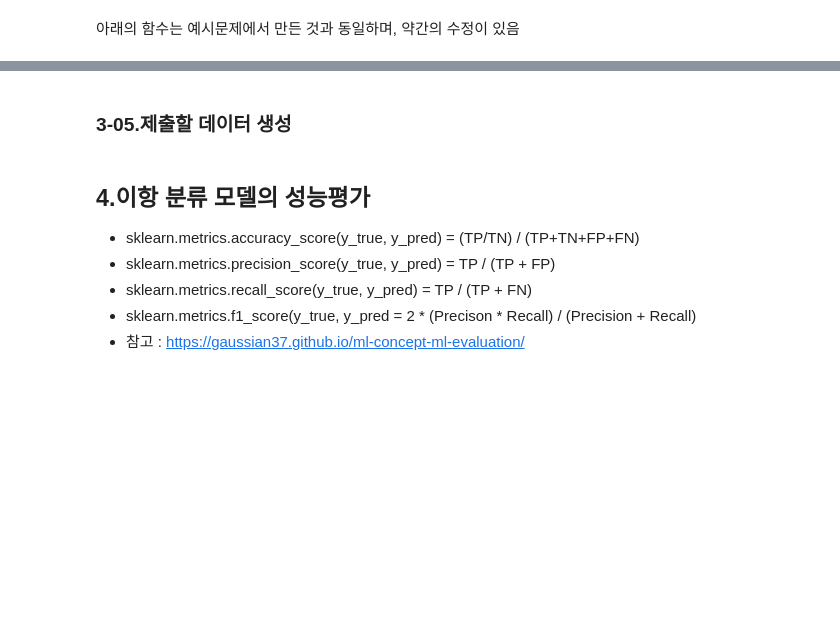
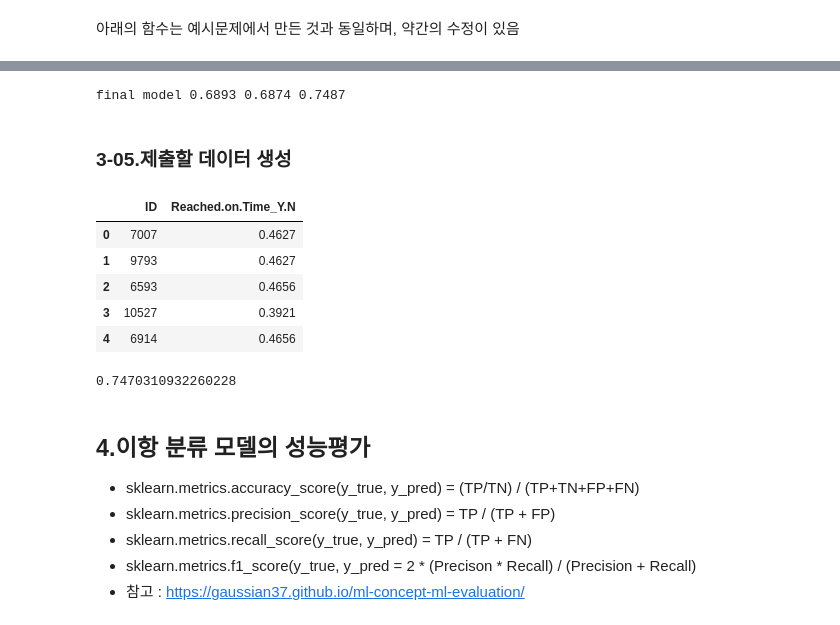
Before and after one commit to Leo2park/new, a Jupyter notebook: [ML_03]_classification_LAB(20230509).ipynb, the cells around one changed output, grey strips where cells are left out. Drawn from its saved outputs; the diff is of its cells as text; code cells hidden in the pictures; blank space fills up the shorter version.

```diff
--- a/[ML_03]_classification_LAB(20230509).ipynb
+++ b/[ML_03]_classification_LAB(20230509).ipynb
@@ -1572,7 +1572,11 @@ def get_data(dfX, Y):
 # [21] df_LE 사용
 
 # X, Y 분리하기
-
+X1_use, X1_submission, Y1 = get_data(df_LE, Y)
 # train, test  7:3 분할, stratify 적용, random_state=0 적용
-
+xtrain1, xtest1, ytrain1, ytest1 = train_test_split(X1_use, Y1,
+                                                test_size=0.3,
+                                                stratify=Y1,
+                                                random_state=0)
 # 다양한 모델 만들어 보기
+make_models(xtrain1, xtest1, ytrain1, ytest1)
@@ -1595,15 +1667,33 @@ def get_data(dfX, Y):
 # %%
 # [24] 최종적으로 사용할 모델을 선택하여 model로 다시 생성합니다.
+model = DecisionTreeClassifier(max_depth=5,random_state=0).fit(xtrain1, ytrain1)
+print('final model', get_scores(model, xtrain1, xtest1, ytrain1, ytest1))
+# %% [output]
+final model 0.6893 0.6874 0.7487
 # %% [markdown]
 ### 3-05.제출할 데이터 생성
 # %%
 # [25] test 데이터(X_submission, X1_submission)에 대한 확률 구하기, 파일로 저장하기
+pred = model.predict_proba(X1_submission)[:, 1]
+submission = pd.DataFrame({'ID': X_submission['ID'],
+                           'Reached.on.Time_Y.N': pred})
+submission.to_csv('submission.csv', index=False)
 # %%
 # [26] submission 확인
+submission.head(5)
+# %% [output]
+|  | ID | Reached.on.Time_Y.N |
+| 0 | 7007 | 0.4627 |
+| 1 | 9793 | 0.4627 |
+| 2 | 6593 | 0.4656 |
+| 3 | 10527 | 0.3921 |
+| 4 | 6914 | 0.4656 |
 # %%
 # [27] 비슷할까요?! - 시험에서는 주지 않는 데이터
 ytest = pd.read_csv('y_test.csv')
 roc_auc_score(ytest['Reached.on.Time_Y.N'], pred)
+# %% [output]
+0.7470310932260228
 # %% [markdown]
 ## 4.이항 분류 모델의 성능평가
 - sklearn.metrics.accuracy_score(y_true, y_pred) = (TP/TN) / (TP+TN+FP+FN)
```
Also changed, not shown: parts of 3 cells of this notebook.
